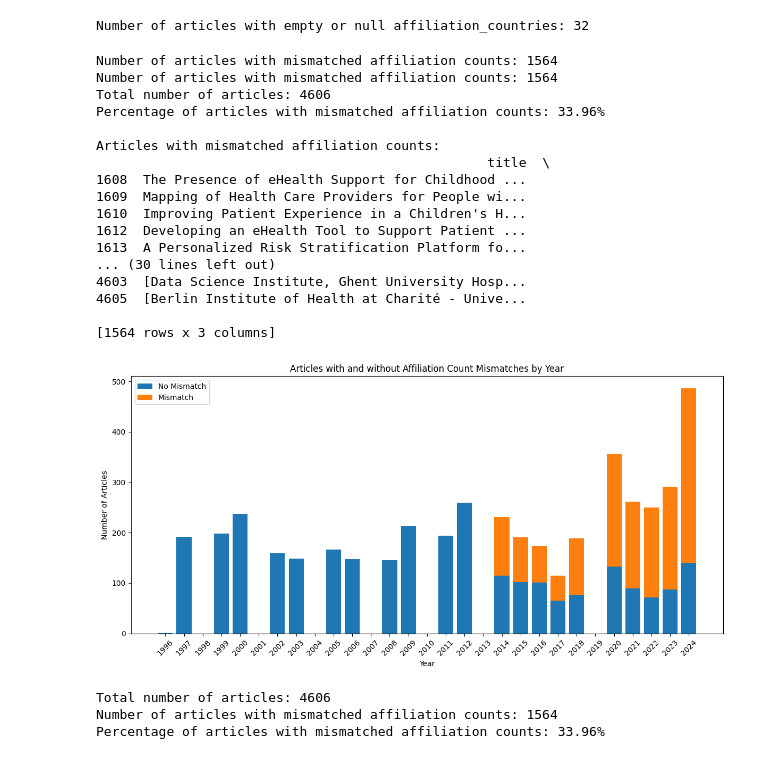
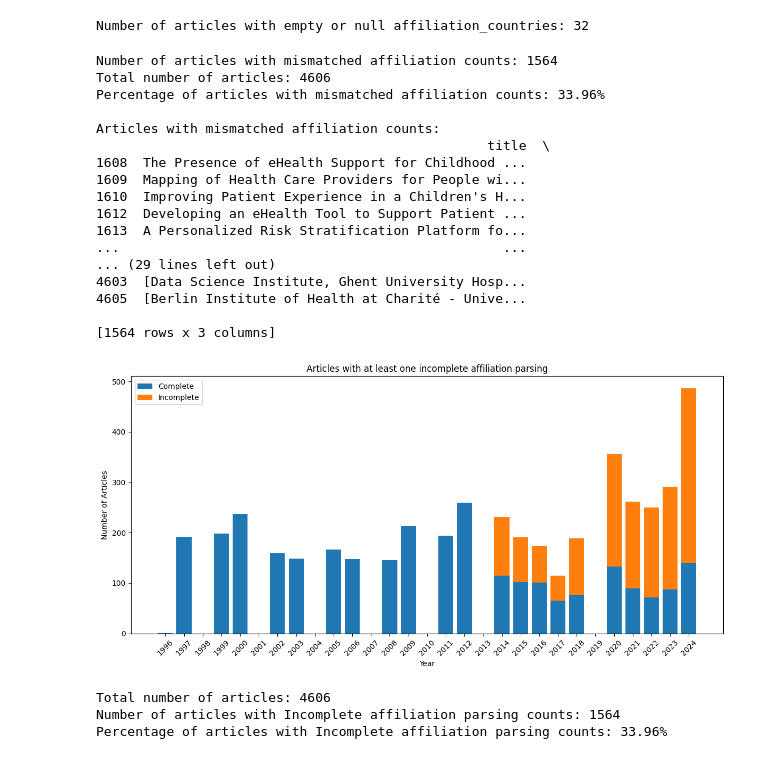
Before and after one commit to EhsanBitaraf/dataset-mie-literature, a Jupyter notebook: dataset-review.ipynb, the cells around one changed output. Saved outputs shown, nothing was run; the diff lists cells and outputs as text; code cells hidden in the pictures.

Commit message:
Add Articles with at least one incomplete affiliation parsing

```diff
--- a/dataset-review.ipynb
+++ b/dataset-review.ipynb
@@ -37,32 +37,3 @@ Data columns (total 14 columns):
  13  affiliations           4606 non-null   object
 dtypes: int64(1), object(13)
 memory usage: 503.9+ KB
-# %%
-df_year = df.groupby('year')['title'].count().reset_index()
-
-# Convert 'year' column to numeric type
-df_year['year'] = pd.to_numeric(df_year['year'])
-
-# Calculate the prediction line
-x = df_year['year'].values
-y = df_year['title'].values
-a, b = np.polyfit(x, y, 1)  # Fit a linear regression model
-predicted_y = a * x + b  # Calculate the predicted values
-
-# Create the line chart
-plt.figure(figsize=(10, 6))
-plt.plot(df_year['year'], df_year['title'], 'bo-', label='Actual')
-plt.plot(df_year['year'], predicted_y, 'r-', label='Prediction')
-
-# Set labels and title
-plt.xlabel('Year')
-plt.ylabel('Number of Articles')
-plt.title('Number of Articles per Year with Prediction')
-plt.legend()
-
-# Show the plot
-# plt.savefig(OUTPUT_DIR  / "Number of Articles per Year with Prediction.png")
-plt.show()
-
-
-# df_year.to_csv(OUTPUT_DIR / "table_article_year.csv")
@@ -316,7 +265,6 @@ mismatched_articles = df[df.apply(count_mismatch, axis=1)]
 print("\nArticles with mismatched affiliation counts:")
 print(mismatched_articles[['title', 'affiliation_countries', 'affiliations']])
 # %% [output]
-Number of articles with mismatched affiliation counts: 1564
 Number of articles with mismatched affiliation counts: 1564
 Total number of articles: 4606
 Percentage of articles with mismatched affiliation counts: 33.96%
@@ -328,7 +276,8 @@ Articles with mismatched affiliation counts:
 1610  Improving Patient Experience in a Children's H...
 1612  Developing an eHealth Tool to Support Patient ...
 1613  A Personalized Risk Stratification Platform fo...
-... (30 lines left out)
+...                                                 ...
+... (29 lines left out)
 4603  [Data Science Institute, Ghent University Hosp...
 4605  [Berlin Institute of Health at Charité - Unive...
 
@@ -345,39 +294,39 @@ yearly_counts = df.groupby('year')['mismatch'].value_counts().unstack(fill_value
 
 # Ensure all years between start and end are included
 all_years = range(int(df['year'].min()), int(df['year'].max()) + 1)
 yearly_counts = yearly_counts.reindex(all_years, fill_value=0)
 
 # Create the stacked bar chart
 fig, ax = plt.subplots(figsize=(12, 6))
 
 bottom = np.zeros(len(yearly_counts))
 
 for mismatch, mismatch_data in yearly_counts.items():
     ax.bar(yearly_counts.index, mismatch_data, bottom=bottom,
-           label='Mismatch' if mismatch else 'No Mismatch')
+           label='Incomplete' if mismatch else 'Complete')
     bottom += mismatch_data
 
 ax.set_xlabel('Year')
 ax.set_ylabel('Number of Articles')
-ax.set_title('Articles with and without Affiliation Count Mismatches by Year')
+ax.set_title('Articles with at least one incomplete affiliation parsing')
 ax.legend()
 
 plt.xticks(yearly_counts.index, rotation=45)
 plt.tight_layout()
 # Show & save the plot
-plt.savefig(OUTPUT_DIR  / "Articles with No Authors vs At Least One Author by Year.png")
+plt.savefig(OUTPUT_DIR  / "Articles with at least one incomplete affiliation parsing.png")
 plt.show()
 
 # Print some statistics
 total_articles = len(df)
 mismatch_count = df['mismatch'].sum()
 mismatch_percentage = (mismatch_count / total_articles) * 100
 
 print(f"Total number of articles: {total_articles}")
-print(f"Number of articles with mismatched affiliation counts: {mismatch_count}")
-print(f"Percentage of articles with mismatched affiliation counts: {mismatch_percentage:.2f}%")
+print(f"Number of articles with Incomplete affiliation parsing counts: {mismatch_count}")
+print(f"Percentage of articles with Incomplete affiliation parsing counts: {mismatch_percentage:.2f}%")
 # %% [output]
-[figure, old version]
+[figure, new version]
 Total number of articles: 4606
-Number of articles with mismatched affiliation counts: 1564
-Percentage of articles with mismatched affiliation counts: 33.96%
+Number of articles with Incomplete affiliation parsing counts: 1564
+Percentage of articles with Incomplete affiliation parsing counts: 33.96%
```
Also changed, not shown: parts of 2 cells of this notebook, 2 other files.
